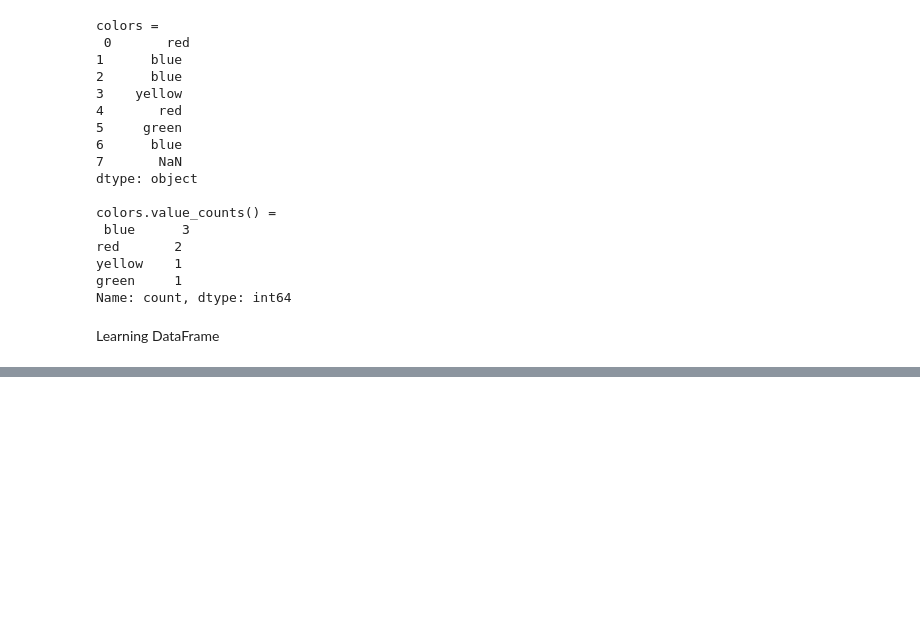
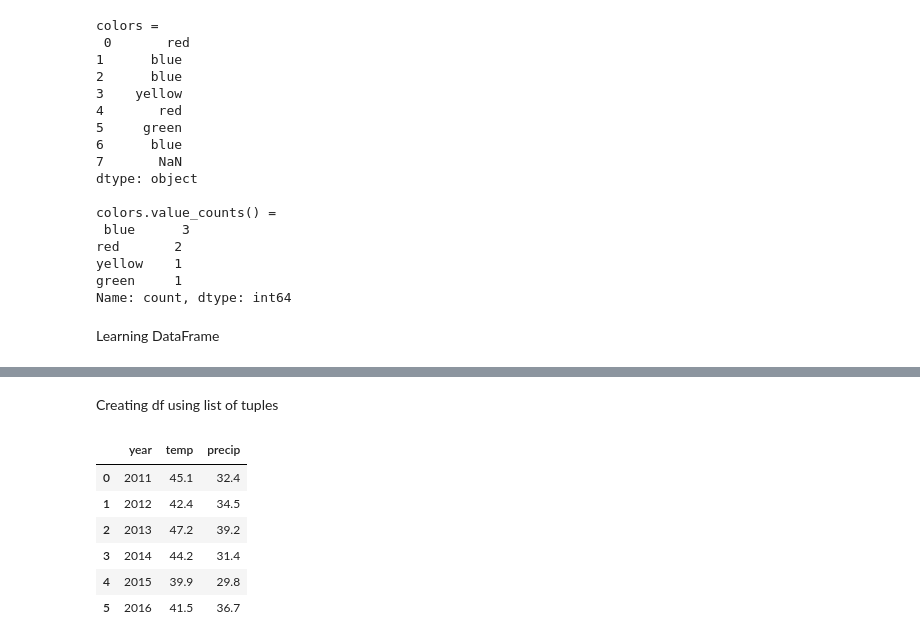
Before and after one commit to INFO-523-Exercises/intro-R-Python-avikalsingh1, a Jupyter notebook: Exercise1.ipynb, the cells around one changed output, grey strips where cells are left out. Cells and saved outputs as stored; diff of their text form; code cells hidden in the pictures; blank space fills up the shorter version.

```diff
--- a/Exercise1.ipynb
+++ b/Exercise1.ipynb
@@ -1025,0 +1061,16 @@ Learning DataFrame
+# %% [markdown]
+Creating df using list of tuples
+# %%
+tuplelist = [(2011,45.1,32.4),(2012,42.4,34.5),(2013,47.2,39.2),
+              (2014,44.2,31.4),(2015,39.9,29.8),(2016,41.5,36.7)]
+columnNames = ['year','temp','precip']
+weatherData = DataFrame(tuplelist, columns=columnNames)
+weatherData
+# %% [output]
+|  | year | temp | precip |
+| 0 | 2011 | 45.1 | 32.4 |
+| 1 | 2012 | 42.4 | 34.5 |
+| 2 | 2013 | 47.2 | 39.2 |
+| 3 | 2014 | 44.2 | 31.4 |
+| 4 | 2015 | 39.9 | 29.8 |
+| 5 | 2016 | 41.5 | 36.7 |
```
Also changed, not shown: parts of 17 cells of this notebook.
